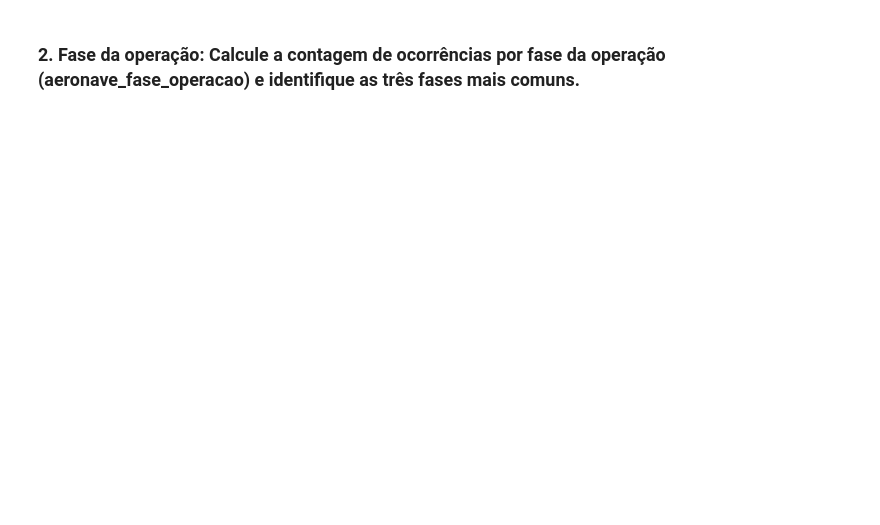
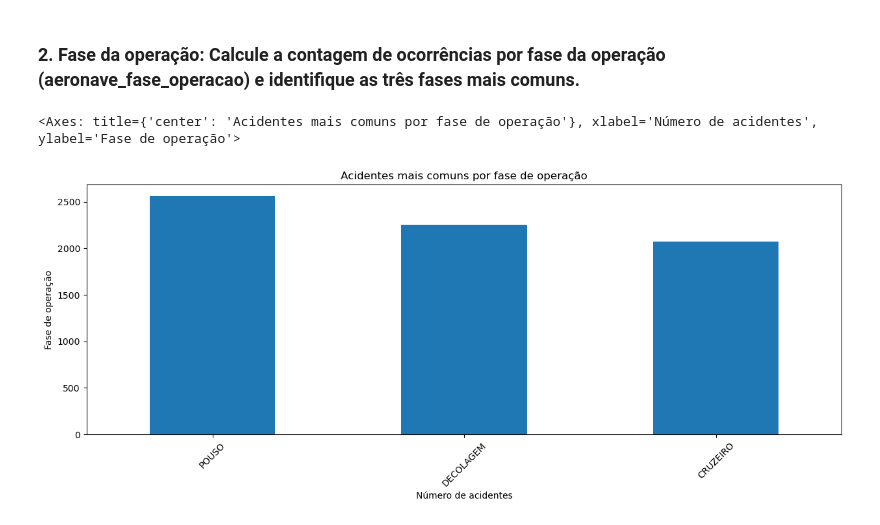
Before and after one commit to DosAnjos013/Analise_de_dados, a Jupyter notebook: Acidentes_Aereos/analise.ipynb, the cells around one changed output. Saved outputs shown, nothing was run; the diff lists cells and outputs as text; code cells hidden in the pictures; blank space fills up the shorter version.

```diff
--- a/Acidentes_Aereos/analise.ipynb
+++ b/Acidentes_Aereos/analise.ipynb
@@ -109,2 +118,12 @@ Name: count, dtype: int64
 # %% [markdown]
 ### 2. Fase da operação: Calcule a contagem de ocorrências por fase da operação (aeronave_fase_operacao) e identifique as três fases mais comuns.
+# %%
+def acdt_por_fase_operacao():
+    combinado_df = aeronaves_df['aeronave_fase_operacao'].value_counts()
+
+    return combinado_df[:3].plot(figsize=[15,5], kind='bar', title='Acidentes mais comuns por fase de operação', xlabel='Número de acidentes', ylabel='Fase de operação', rot=45)
+
+acdt_por_fase_operacao()
+# %% [output]
+<Axes: title={'center': 'Acidentes mais comuns por fase de operação'}, xlabel='Número de acidentes', ylabel='Fase de operação'>
+[figure, added]
```
Also changed, not shown: parts of 10 cells of this notebook.
